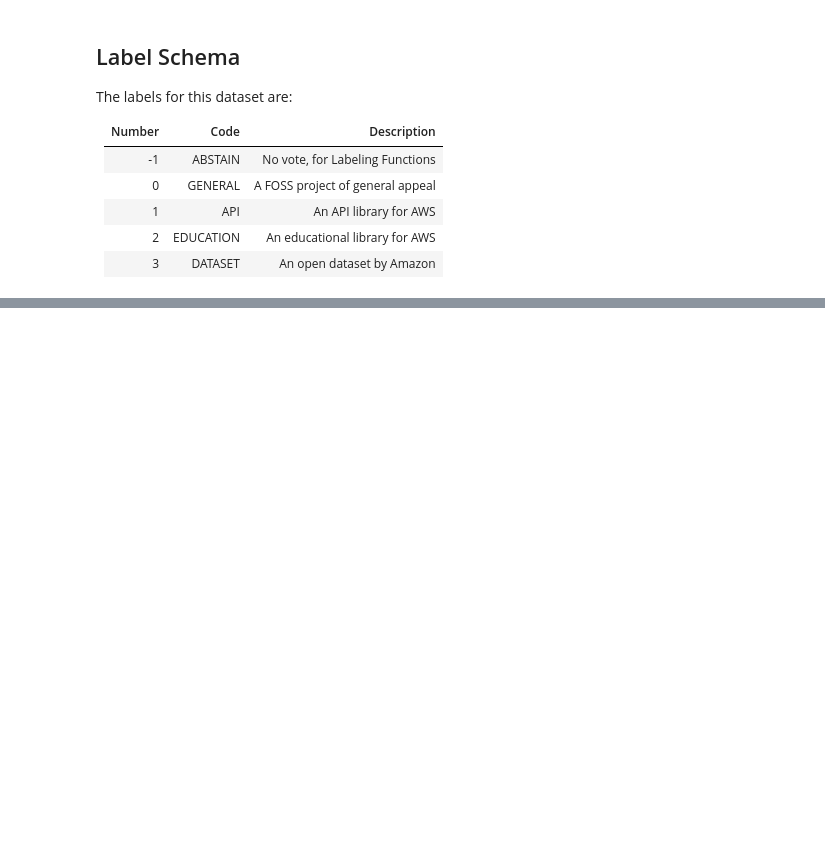
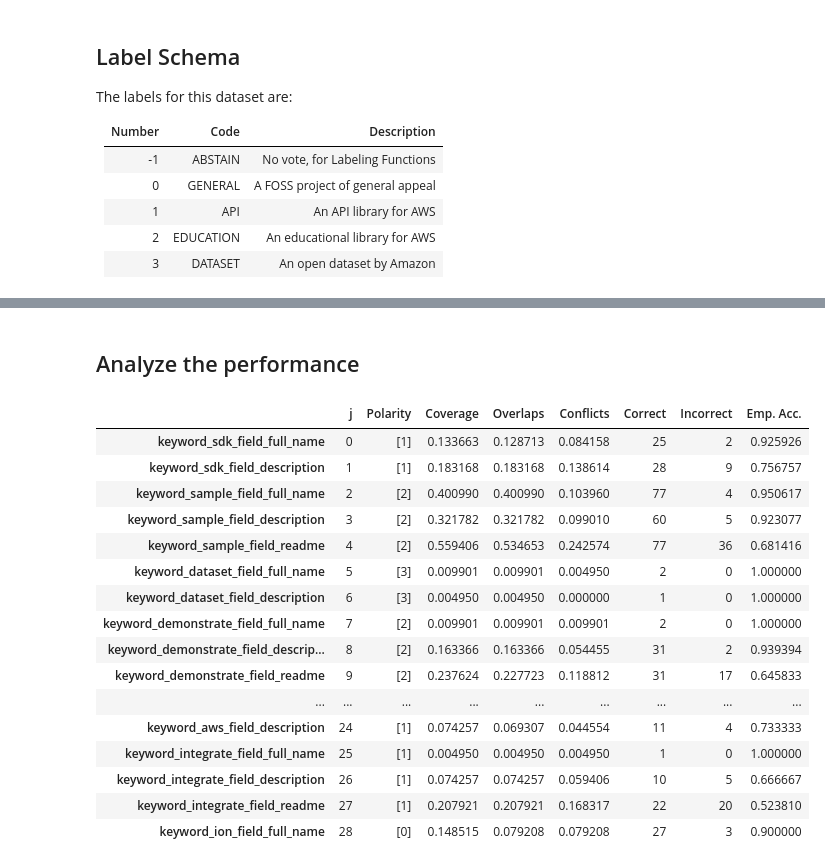
Before and after one commit to rjurney/amazon_open_source, a Jupyter notebook: 3_Amazon_Open_Source_Analysis.ipynb, the cells around one changed output, grey strips where cells are left out. Saved outputs shown, nothing was run; the diff lists cells and outputs as text; code cells hidden in the pictures; blank space fills up the shorter version.

```diff
--- a/3_Amazon_Open_Source_Analysis.ipynb
+++ b/3_Amazon_Open_Source_Analysis.ipynb
@@ -241,9 +309,3 @@ df_gold[['full_name','label','label_num']].head(3)
 ## Now Create a Random Forest Model using a Sparse Representation to Pick Keyword Label Functions
 
 We will use the spaCy doc we created to lemmatize as we tokenize the words, giving us better representations for feature importances.
-# %%
-def lemmatize(doc):
-    return [token.lemma_ for token in doc]
-
-df_gold['lemmas'] = df_gold['spacy'].apply(lemmatize)
-df_gold['lemmas']
@@ -454,0 +663,26 @@ looking at the overlap, conflict and coverage of each weak label set.
+# %% [markdown]
+## Analyze the performance
+# %%
+from snorkel.labeling import LFAnalysis
+
+
+lfa = LFAnalysis(L=L_test, lfs=lfs)
+lfa.lf_summary(Y=y_test)
+# %% [output]
+|  | j | Polarity | Coverage | Overlaps | Conflicts | Correct | Incorrect | Emp. Acc. |
+| keyword_sdk_field_full_name | 0 | [1] | 0.133663 | 0.128713 | 0.084158 | 25 | 2 | 0.925926 |
+| keyword_sdk_field_description | 1 | [1] | 0.183168 | 0.183168 | 0.138614 | 28 | 9 | 0.756757 |
+| keyword_sample_field_full_name | 2 | [2] | 0.400990 | 0.400990 | 0.103960 | 77 | 4 | 0.950617 |
+| keyword_sample_field_description | 3 | [2] | 0.321782 | 0.321782 | 0.099010 | 60 | 5 | 0.923077 |
+| keyword_sample_field_readme | 4 | [2] | 0.559406 | 0.534653 | 0.242574 | 77 | 36 | 0.681416 |
+| keyword_dataset_field_full_name | 5 | [3] | 0.009901 | 0.009901 | 0.004950 | 2 | 0 | 1.000000 |
+| keyword_dataset_field_description | 6 | [3] | 0.004950 | 0.004950 | 0.000000 | 1 | 0 | 1.000000 |
+| keyword_demonstrate_field_full_name | 7 | [2] | 0.009901 | 0.009901 | 0.009901 | 2 | 0 | 1.000000 |
+| keyword_demonstrate_field_descrip... | 8 | [2] | 0.163366 | 0.163366 | 0.054455 | 31 | 2 | 0.939394 |
+| keyword_demonstrate_field_readme | 9 | [2] | 0.237624 | 0.227723 | 0.118812 | 31 | 17 | 0.645833 |
+| ... | ... | ... | ... | ... | ... | ... | ... | ... |
+| keyword_aws_field_description | 24 | [1] | 0.074257 | 0.069307 | 0.044554 | 11 | 4 | 0.733333 |
+| keyword_integrate_field_full_name | 25 | [1] | 0.004950 | 0.004950 | 0.004950 | 1 | 0 | 1.000000 |
+| keyword_integrate_field_description | 26 | [1] | 0.074257 | 0.074257 | 0.059406 | 10 | 5 | 0.666667 |
+| keyword_integrate_field_readme | 27 | [1] | 0.207921 | 0.207921 | 0.168317 | 22 | 20 | 0.523810 |
+| keyword_ion_field_full_name | 28 | [0] | 0.148515 | 0.079208 | 0.079208 | 27 | 3 | 0.900000 |
```
Also changed, not shown: parts of 35 cells of this notebook.
